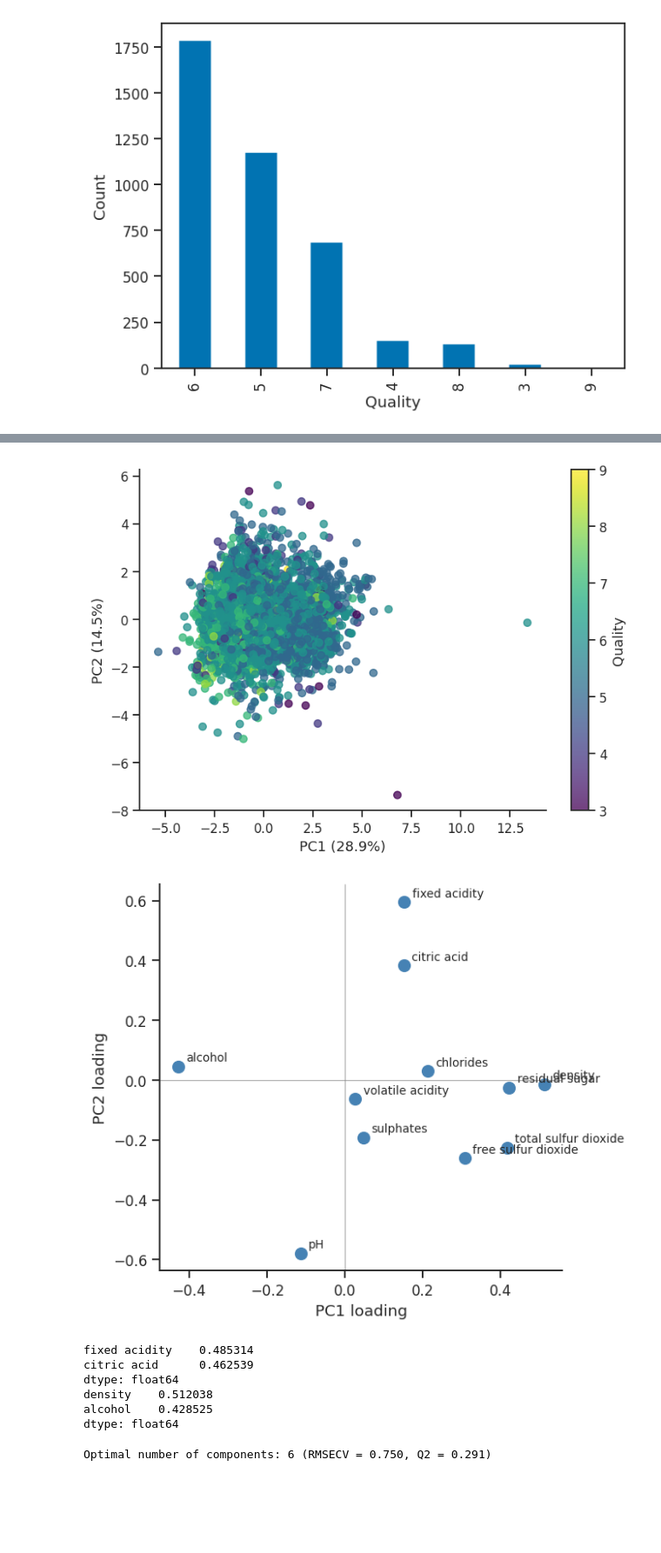
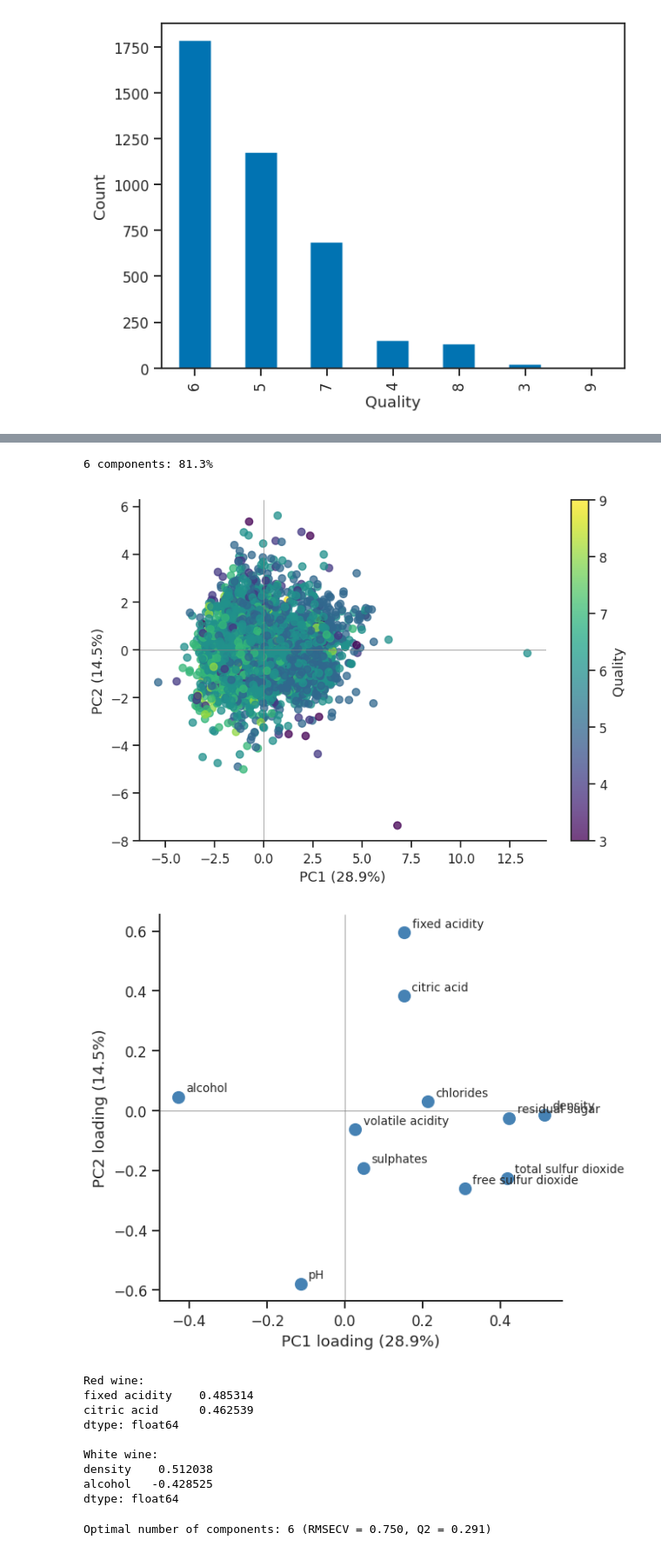
Before and after one commit to emilahlgren/1kb570_2026, a Jupyter notebook: Labs/02_modelling_wine_quality/starter_notebook.ipynb, the cells around one changed output, grey strips where cells are left out. Shown at 87% size. Cells and saved outputs as stored; diff of their text form; code cells hidden in the pictures; blank space fills up the shorter version.

```diff
--- a/Labs/02_modelling_wine_quality/starter_notebook.ipynb
+++ b/Labs/02_modelling_wine_quality/starter_notebook.ipynb
@@ -452,11 +463,22 @@ Majority baseline: 0.471
 # variables from both models (PLS coefficients vs. LDA discriminant
 # loadings). Your written comparison goes on the answer sheet.
 
-coef_pls = pd.Series(abs(pls.coef_.ravel()), index=X.columns)
+coef_pls = pd.Series(
+    abs(pls.coef_.ravel()),
+    index=X.columns
+)
 
-coef_lda = pd.Series(abs(lda.coef_).mean(axis=0),index=X.columns)
+coef_lda = pd.Series(
+    abs(lda.coef_).mean(axis=0),
+    index=X.columns
+)
 
-coef_pca = pd.Series(abs(pca.components_[0]),index=X.columns)
+pc1_loadings = pd.Series(
+    pca.components_[0],
+    index=X.columns
+)
+
+top_pc1 = pc1_loadings.abs().nlargest(2).index
 
 print('PLS:')
 print(coef_pls.nlargest(2))
@@ -465,7 +487,7 @@ print('\nLDA:')
 print(coef_lda.nlargest(2))
 
 print('\nPCA:')
-print(coef_pca.nlargest(2))
+print(pc1_loadings.loc[top_pc1])
 # %% [output]
 PLS:
 alcohol             0.281918
@@ -539,11 +561,14 @@ Name: count, dtype: int64
 X_white = df_white.drop(columns='quality')
 y_white = df_white['quality']
 
-# Standardise and fit PCA
-X_white_scaled = StandardScaler().fit_transform(X_white)
+# Standardise predictors
+scaler_white = StandardScaler()
+X_white_scaled = scaler_white.fit_transform(X_white)
 
+# Fit PCA
 pca_white = PCA()
 scores_white = pca_white.fit_transform(X_white_scaled)
+
 explained_white = pca_white.explained_variance_ratio_
 cumulative_white = np.cumsum(explained_white)
 
@@ -561,52 +586,74 @@ sns.despine(ax=ax)
 plt.tight_layout()
 plt.show()
 
+# Number of components needed for 80%
+n_keep_white = np.argmax(cumulative_white >= 0.80) + 1
+
+print(
+    f'{n_keep_white} components: '
+    f'{cumulative_white[n_keep_white-1]*100:.1f}%'
+)
+
 # Score plot
 fig, ax = plt.subplots(figsize=(7, 5))
 sc = ax.scatter(scores_white[:, 0], scores_white[:, 1],
                 c=y_white, cmap='viridis', s=40, alpha=0.75)
 plt.colorbar(sc, ax=ax, label='Quality')
 ax.set_xlabel(f'PC1 ({explained_white[0]*100:.1f}%)')
 ax.set_ylabel(f'PC2 ({explained_white[1]*100:.1f}%)')
+ax.axhline(0, color='gray', lw=0.5)
+ax.axvline(0, color='gray', lw=0.5)
 sns.despine(ax=ax)
 plt.tight_layout()
 plt.show()
 
 # Loading plot
 loadings_white = pca_white.components_.T
 
 fig, ax = plt.subplots(figsize=(6, 5))
 ax.scatter(loadings_white[:, 0], loadings_white[:, 1],
            color='steelblue', s=80)
 
 for i, var in enumerate(X_white.columns):
     ax.annotate(var, (loadings_white[i, 0], loadings_white[i, 1]),
                 textcoords='offset points', xytext=(6, 4), fontsize=9)
 
 ax.axhline(0, color='gray', lw=0.5)
 ax.axvline(0, color='gray', lw=0.5)
-ax.set_xlabel('PC1 loading')
-ax.set_ylabel('PC2 loading')
+ax.set_xlabel(f'PC1 loading ({explained_white[0]*100:.1f}%)')
+ax.set_ylabel(f'PC2 loading ({explained_white[1]*100:.1f}%)')
 sns.despine(ax=ax)
 plt.tight_layout()
 plt.show()
 
 # Compare strongest PC1 loadings
-coef_pca = pd.Series(abs(pca.components_[0]),index=X.columns)
-coef_pca_white = pd.Series(abs(pca_white.components_[0]),index=X.columns)
 
-print(coef_pca.nlargest(2))
-print(coef_pca_white.nlargest(2))
+pc1_loadings_white = pd.Series(
+    pca_white.components_[0],
+    index=X_white.columns
+)
+
+top_pc1_white = pc1_loadings_white.abs().nlargest(2).index
+
+print('Red wine:')
+print(pc1_loadings.loc[top_pc1])
+
+print('\nWhite wine:')
+print(pc1_loadings_white.loc[top_pc1_white])
 # %% [output]
 [figure]
+6 components: 81.3%
-[figure, old version]
+[figure, new version]
-[figure, old version]
+[figure, new version]
-fixed acidity    0.485314
-citric acid      0.462539
-dtype: float64
-density    0.512038
-alcohol    0.428525
-dtype: float64
+Red wine:
+fixed acidity    0.485314
+citric acid      0.462539
+dtype: float64
+
+White wine:
+density    0.512038
+alcohol   -0.428525
+dtype: float64
 # %%
 # TODO: redo ONE of your two Step 3 models (PLS or LDA -- your choice) on
 # white wine, same methodology as before. Compare validated performance and
```
Also changed, not shown: parts of 6 cells of this notebook.
